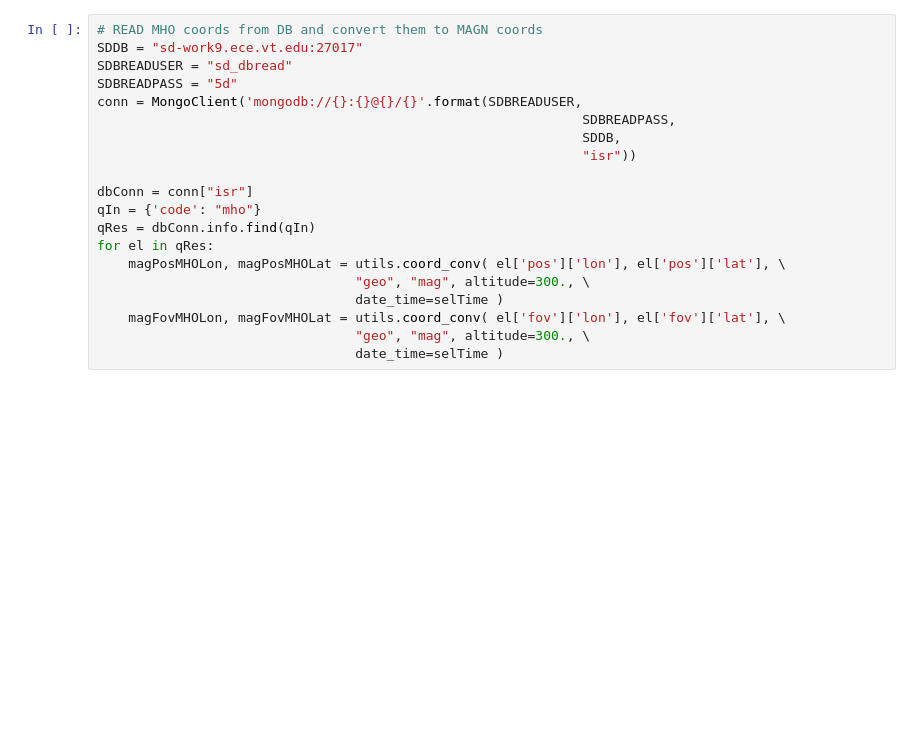
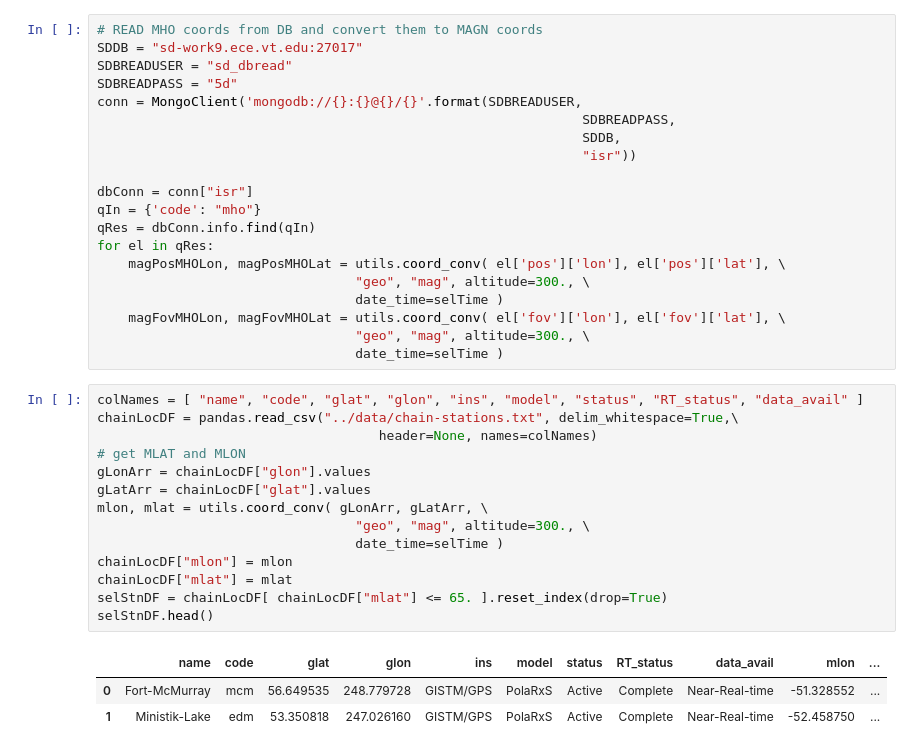
Before and after one commit to bharatreddy/misc-code, a Jupyter notebook: ipy/map-gps-rec.ipynb, the cells around one changed output. Cells and saved outputs as stored; diff of their text form; blank space fills up the shorter version.

```diff
--- a/ipy/map-gps-rec.ipynb
+++ b/ipy/map-gps-rec.ipynb
@@ -238,6 +230,24 @@ for el in qRes:
     magFovMHOLon, magFovMHOLat = utils.coord_conv( el['fov']['lon'], el['fov']['lat'], \
                                  "geo", "mag", altitude=300., \
                                  date_time=selTime )
+# %%
+colNames = [ "name", "code", "glat", "glon", "ins", "model", "status", "RT_status", "data_avail" ]
+chainLocDF = pandas.read_csv("../data/chain-stations.txt", delim_whitespace=True,\
+                                    header=None, names=colNames)
+# get MLAT and MLON
+gLonArr = chainLocDF["glon"].values
+gLatArr = chainLocDF["glat"].values
+mlon, mlat = utils.coord_conv( gLonArr, gLatArr, \
+                                 "geo", "mag", altitude=300., \
+                                 date_time=selTime )
+chainLocDF["mlon"] = mlon
+chainLocDF["mlat"] = mlat
+selStnDF = chainLocDF[ chainLocDF["mlat"] <= 65. ].reset_index(drop=True)
+selStnDF.head()
+# %% [output]
+|  | name | code | glat | glon | ins | model | status | RT_status | data_avail | mlon | ... |
+| 0 | Fort-McMurray | mcm | 56.649535 | 248.779728 | GISTM/GPS | PolaRxS | Active | Complete | Near-Real-time | -51.328552 | ... |
+| 1 | Ministik-Lake | edm | 53.350818 | 247.026160 | GISTM/GPS | PolaRxS | Active | Complete | Near-Real-time | -52.458750 | ... |
 # %%
 f = plt.figure(figsize=(12, 8))
 ax = f.add_subplot(1,1,1)
```
Also changed, not shown: parts of 4 cells of this notebook, 2 other files.
